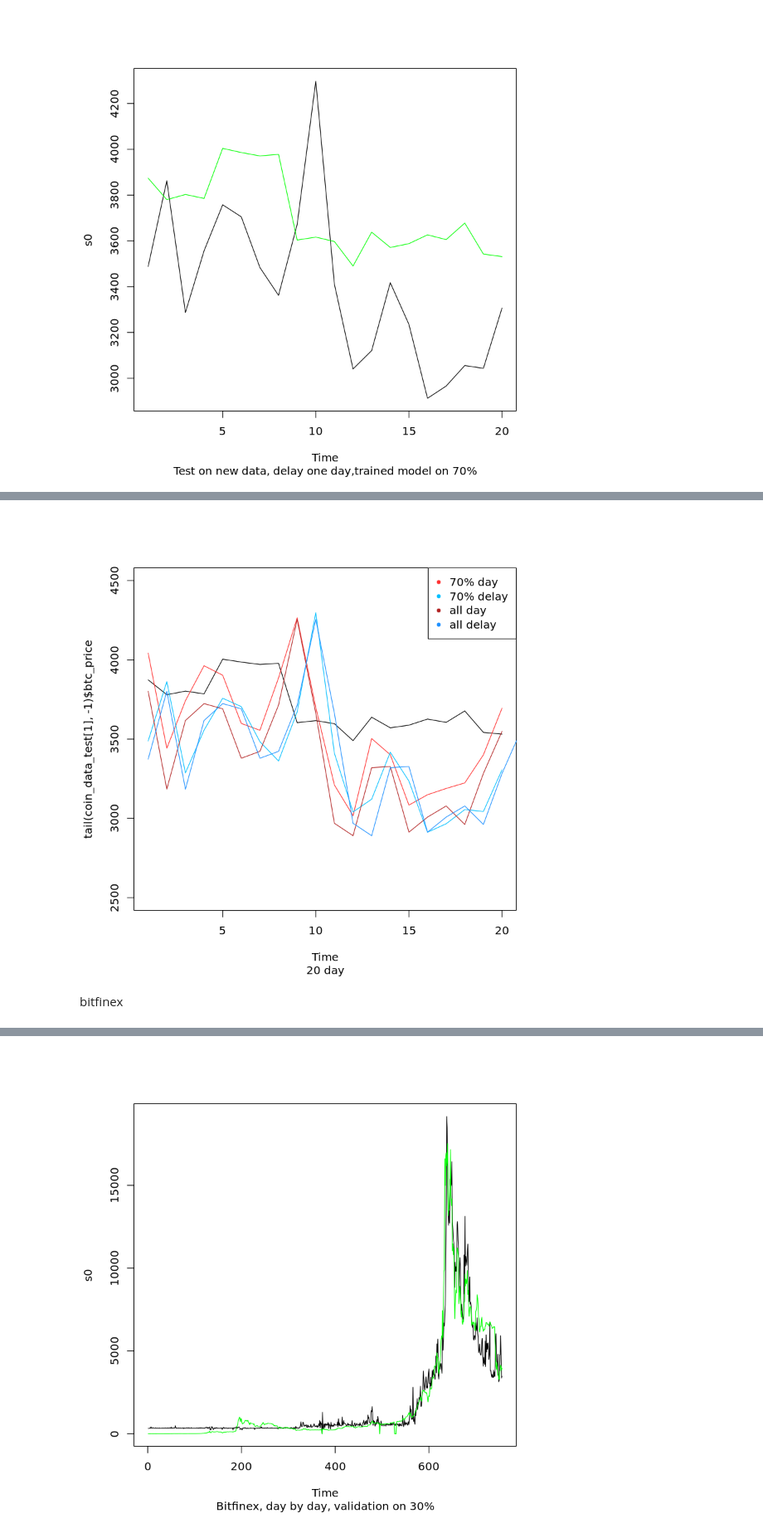
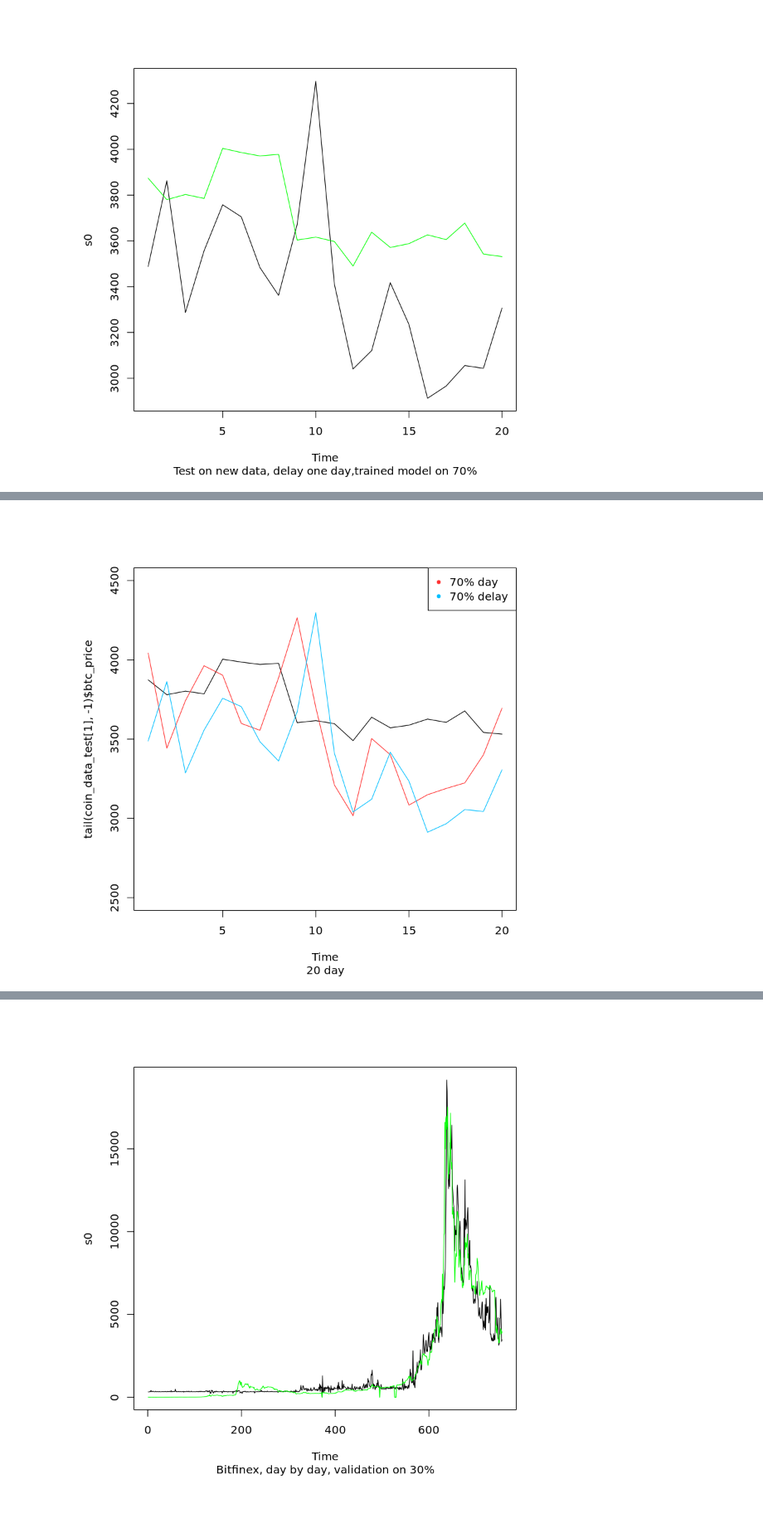
Before and after one commit to imadmoussa1/ds_btc_price, a Jupyter notebook: notebooks/lasso_model.ipynb, the cells around one changed output, grey strips where cells are left out. Shown at 83% size. Drawn from its saved outputs; the diff is of its cells as text; code cells hidden in the pictures; blank space fills up the shorter version.

Commit message:
Remove all data trained model

```diff
--- a/notebooks/lasso_model.ipynb
+++ b/notebooks/lasso_model.ipynb
@@ -96,16 +83,10 @@ predict_model(lasso_model(xa, ya),head(test_last_20,-1), tail(coin_data_test[1],
 # %%
 a  = predict(lasso_model(x, y), newx = test_last_20)
 b  = predict(lasso_model(head(x,-1), tail(y,-1)), newx = head(test_last_20, -1))
-c  = predict(lasso_model(xa, ya), newx = test_last_20)
-d = predict(lasso_model(xa, ya), newx = test_last_20)
 
 plot.ts(tail(coin_data_test[1], -1)$btc_price, sub = '20 day', ylim=c(2500,4500))
 lines(tail(a, -1),col='firebrick1')
 lines(b,col='deepskyblue')
-lines(tail(c, -1),col='firebrick')
-lines(d,col='dodgerblue')
-legend("topright", legend=c("70% day", "70% delay", "all day", "all delay"), pch=20, col=c("firebrick1", "deepskyblue", 'firebrick','dodgerblue'))
+legend("topright", legend=c("70% day", "70% delay"), pch=20, col=c("firebrick1", "deepskyblue"))
 # %% [output]
-[figure, old version]
+[figure, new version]
-# %% [markdown]
-bitfinex
```
Also changed, not shown: parts of 13 cells of this notebook.
